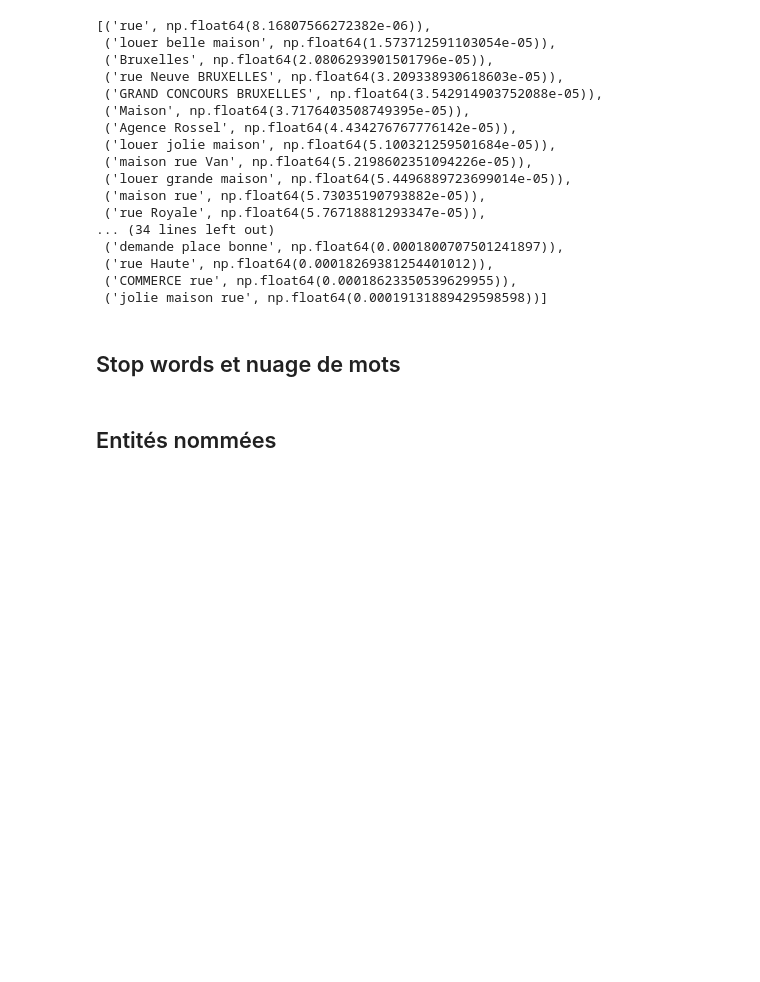
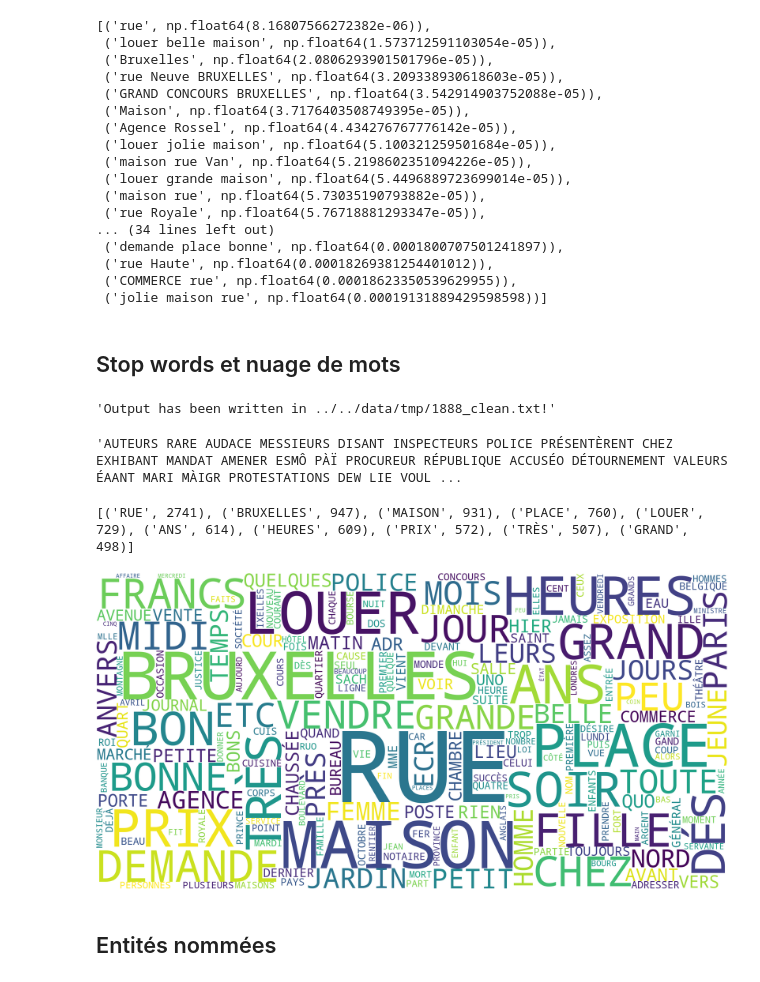
Before and after one commit to h4w3n/tac2026, a Jupyter notebook: tps/tp2/tp2.ipynb, the cells around one changed output. Cells and saved outputs as stored; diff of their text form; code cells hidden in the pictures; blank space fills up the shorter version.

Commit message:
tp2 cleaning and nuage de mots

```diff
--- a/tps/tp2/tp2.ipynb
+++ b/tps/tp2/tp2.ipynb
@@ -73,3 +105,26 @@ keywords
+# %%
+clean_text(year, folder=temp_path)
+# %% [output]
+'Output has been written in ../../data/tmp/1888_clean.txt!'
+# %%
+# Vérifier le résultat
+with open(os.path.join(temp_path, f'{year}_clean.txt'), 'r', encoding='utf-8') as f:
+    after = f.read()
+
+after[:500]
+# %% [output]
+'AUTEURS RARE AUDACE MESSIEURS DISANT INSPECTEURS POLICE PRÉSENTÈRENT CHEZ EXHIBANT MANDAT AMENER ESMÔ PÀÏ PROCUREUR RÉPUBLIQUE ACCUSÉO DÉTOURNEMENT VALEURS ÉAANT MARI MÀIGR PROTESTATIONS DEW LIE VOUL ...
+# %%
+frequencies = Counter(after.split())
+print(frequencies.most_common(10))
+# %% [output]
+[('RUE', 2741), ('BRUXELLES', 947), ('MAISON', 931), ('PLACE', 760), ('LOUER', 729), ('ANS', 614), ('HEURES', 609), ('PRIX', 572), ('TRÈS', 507), ('GRAND', 498)]
+# %%
+cloud = WordCloud(width=2000, height=1000, background_color='white').generate_from_frequencies(frequencies)
+cloud.to_file(os.path.join(temp_path, f"{year}.png"))
+Image(filename=os.path.join(temp_path, f"{year}.png"))
+# %% [output]
+[figure, added]
 # %% [markdown]
 ## Entités nommées
 # %% [markdown]
```
Also changed, not shown: parts of 3 cells of this notebook.
